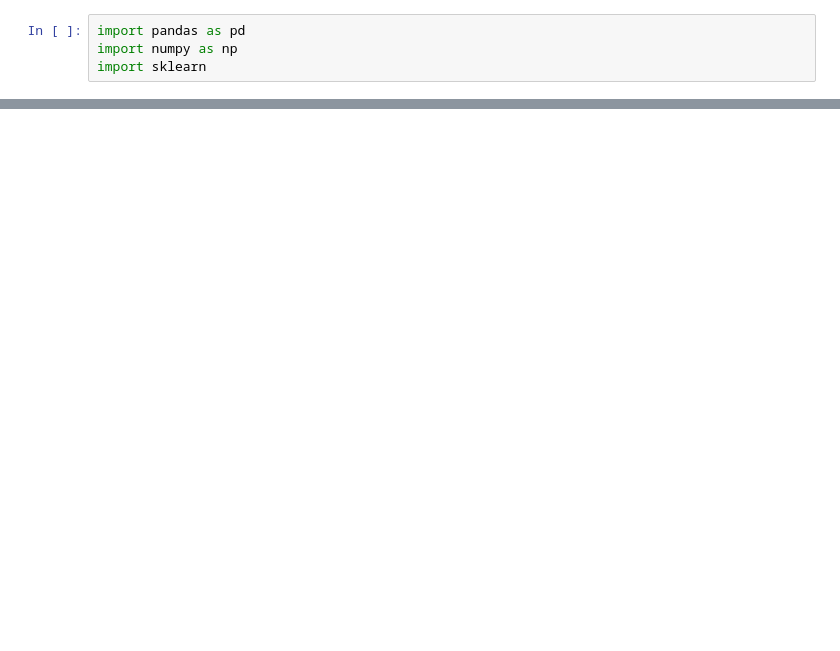
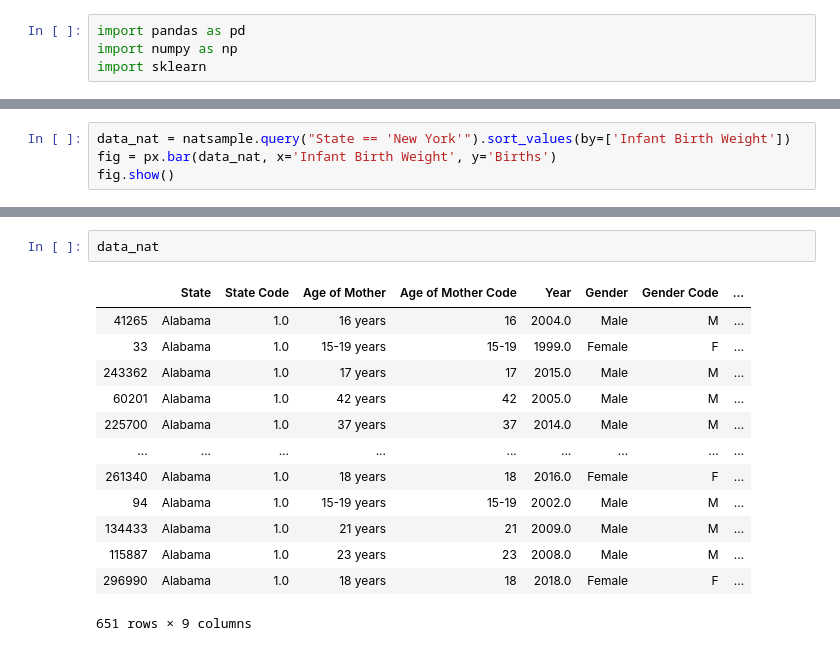
Before and after one commit to edwin-back/Capstone_CDC_Infant_Mortality, a Jupyter notebook: Edwin/EDA_Capstone.ipynb, the cells around one changed output, grey strips where cells are left out. Cells and saved outputs as stored; diff of their text form; blank space fills up the shorter version.

```diff
--- a/Edwin/EDA_Capstone.ipynb
+++ b/Edwin/EDA_Capstone.ipynb
@@ -167,0 +329,4 @@ nat2018Parser()
+# %%
+data_nat = natsample.query("State == 'New York'").sort_values(by=['Infant Birth Weight'])
+fig = px.bar(data_nat, x='Infant Birth Weight', y='Births')
+fig.show()
@@ -167,0 +335,16 @@ nat2018Parser()
+# %%
+data_nat
+# %% [output]
+|  | State | State Code | Age of Mother | Age of Mother Code | Year | Gender | Gender Code | ... |
+| 41265 | Alabama | 1.0 | 16 years | 16 | 2004.0 | Male | M | ... |
+| 33 | Alabama | 1.0 | 15-19 years | 15-19 | 1999.0 | Female | F | ... |
+| 243362 | Alabama | 1.0 | 17 years | 17 | 2015.0 | Male | M | ... |
+| 60201 | Alabama | 1.0 | 42 years | 42 | 2005.0 | Male | M | ... |
+| 225700 | Alabama | 1.0 | 37 years | 37 | 2014.0 | Male | M | ... |
+| ... | ... | ... | ... | ... | ... | ... | ... | ... |
+| 261340 | Alabama | 1.0 | 18 years | 18 | 2016.0 | Female | F | ... |
+| 94 | Alabama | 1.0 | 15-19 years | 15-19 | 2002.0 | Male | M | ... |
+| 134433 | Alabama | 1.0 | 21 years | 21 | 2009.0 | Male | M | ... |
+| 115887 | Alabama | 1.0 | 23 years | 23 | 2008.0 | Male | M | ... |
+| 296990 | Alabama | 1.0 | 18 years | 18 | 2018.0 | Female | F | ... |
+651 rows × 9 columns
```
Also changed, not shown: parts of 22 cells of this notebook, 1 other file.
